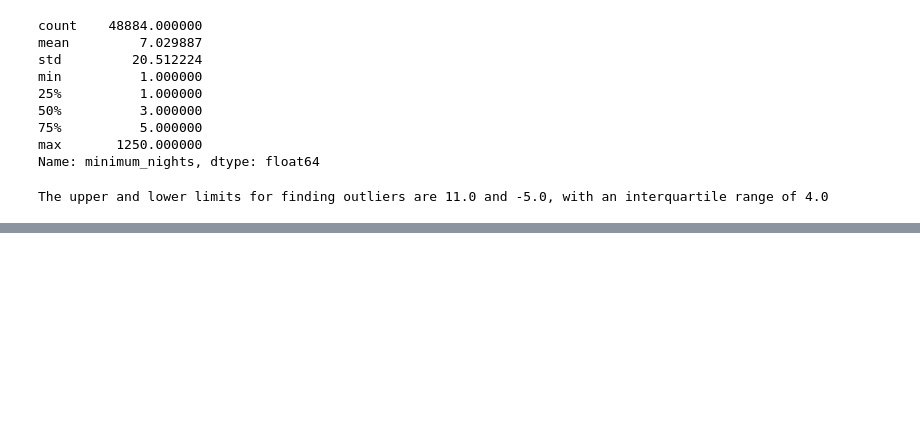
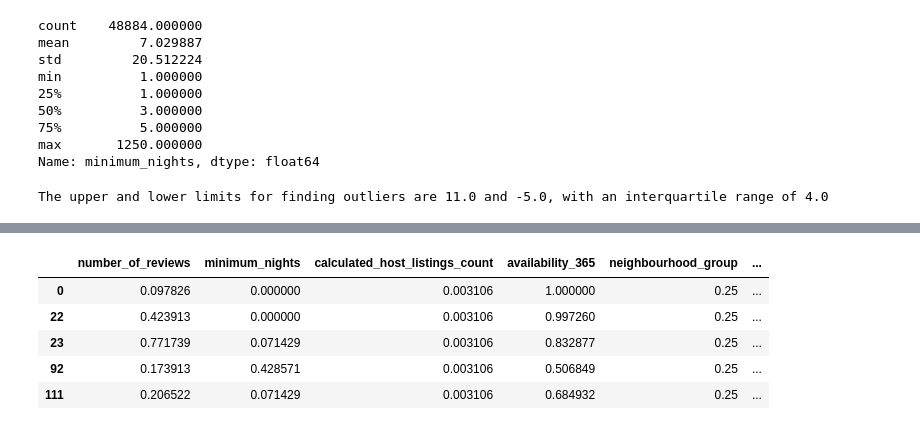
Before and after one commit to 4GeeksAcademy/AirbnbProject, a Jupyter notebook: src/airbnb.ipynb, the cells around one changed output, grey strips where cells are left out. Saved outputs shown, nothing was run; the diff lists cells and outputs as text; code cells hidden in the pictures; blank space fills up the shorter version.

```diff
--- a/src/airbnb.ipynb
+++ b/src/airbnb.ipynb
@@ -289,0 +330,4 @@ total_data = total_data[total_data["minimum_nights"] <= 15]
+# %%
+#Remove reviews outliers
+
+total_data = total_data[total_data["number_of_reviews"] <= 92]
@@ -289,0 +391,4 @@ total_data = total_data[total_data["minimum_nights"] <= 15]
+# %%
+# Clean the outliers for calculated_host_listings_count
+
+total_data = total_data[total_data["calculated_host_listings_count"] > 4]
@@ -289,0 +414,27 @@ total_data = total_data[total_data["minimum_nights"] <= 15]
+# %%
+from sklearn.preprocessing import MinMaxScaler, LabelEncoder
+
+# Encode the categorical variables
+label_encoder = LabelEncoder()
+total_data["neighbourhood_group"] = label_encoder.fit_transform(total_data["neighbourhood_group"])
+total_data["room_type"] = label_encoder.fit_transform(total_data["room_type"])
+
+# List of all variables to scale (now including the encoded categorical variables)
+num_variables = ["number_of_reviews", "minimum_nights", "calculated_host_listings_count",
+                 "availability_365", "neighbourhood_group", "room_type"]
+
+scaler = MinMaxScaler()
+scal_features = scaler.fit_transform(total_data[num_variables])
+
+# Convert the scaled features back to a DataFrame
+df_scal = pd.DataFrame(scal_features, index=total_data.index, columns=num_variables)
+df_scal["price"] = total_data["price"]
+
+df_scal.head()
+# %% [output]
+|  | number_of_reviews | minimum_nights | calculated_host_listings_count | availability_365 | neighbourhood_group | ... |
+| 0 | 0.097826 | 0.000000 | 0.003106 | 1.000000 | 0.25 | ... |
+| 22 | 0.423913 | 0.000000 | 0.003106 | 0.997260 | 0.25 | ... |
+| 23 | 0.771739 | 0.071429 | 0.003106 | 0.832877 | 0.25 | ... |
+| 92 | 0.173913 | 0.428571 | 0.003106 | 0.506849 | 0.25 | ... |
+| 111 | 0.206522 | 0.071429 | 0.003106 | 0.684932 | 0.25 | ... |
```
Also changed, not shown: parts of 13 cells of this notebook, 2 other files.
